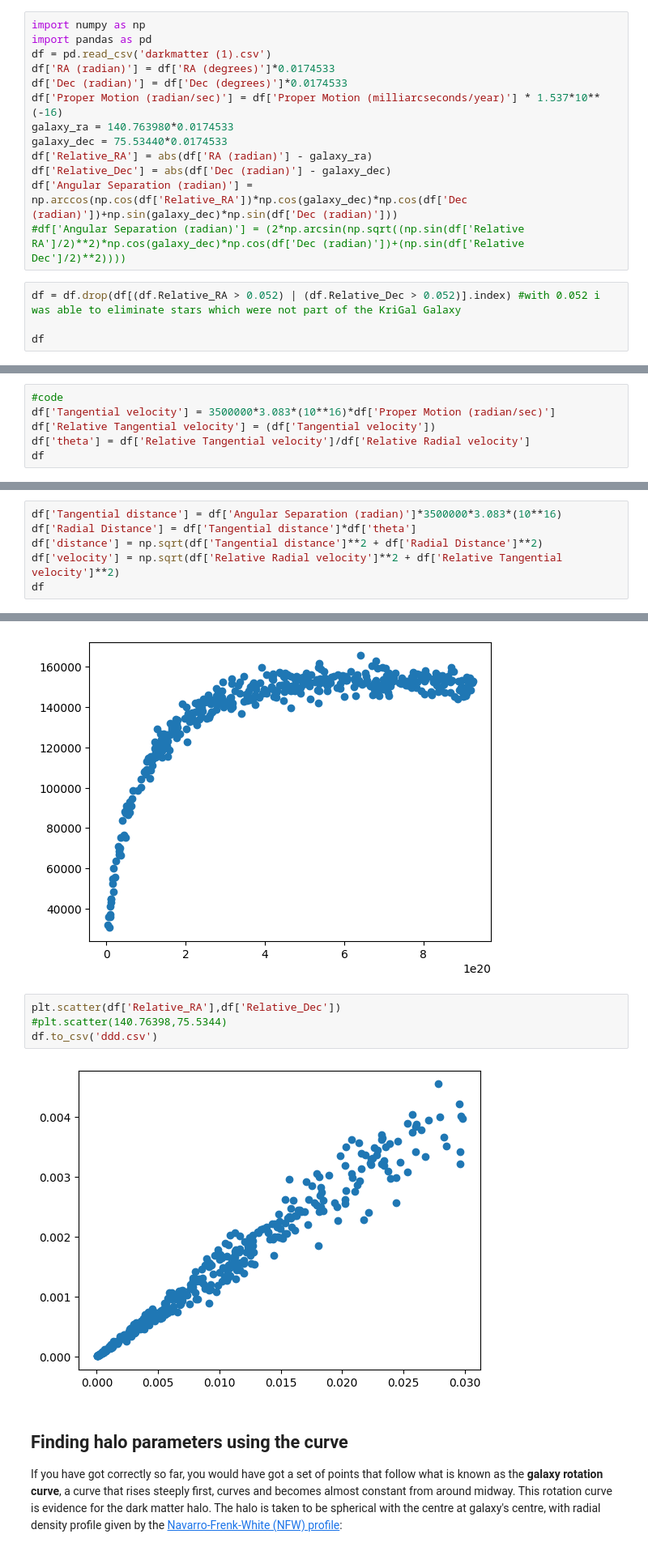
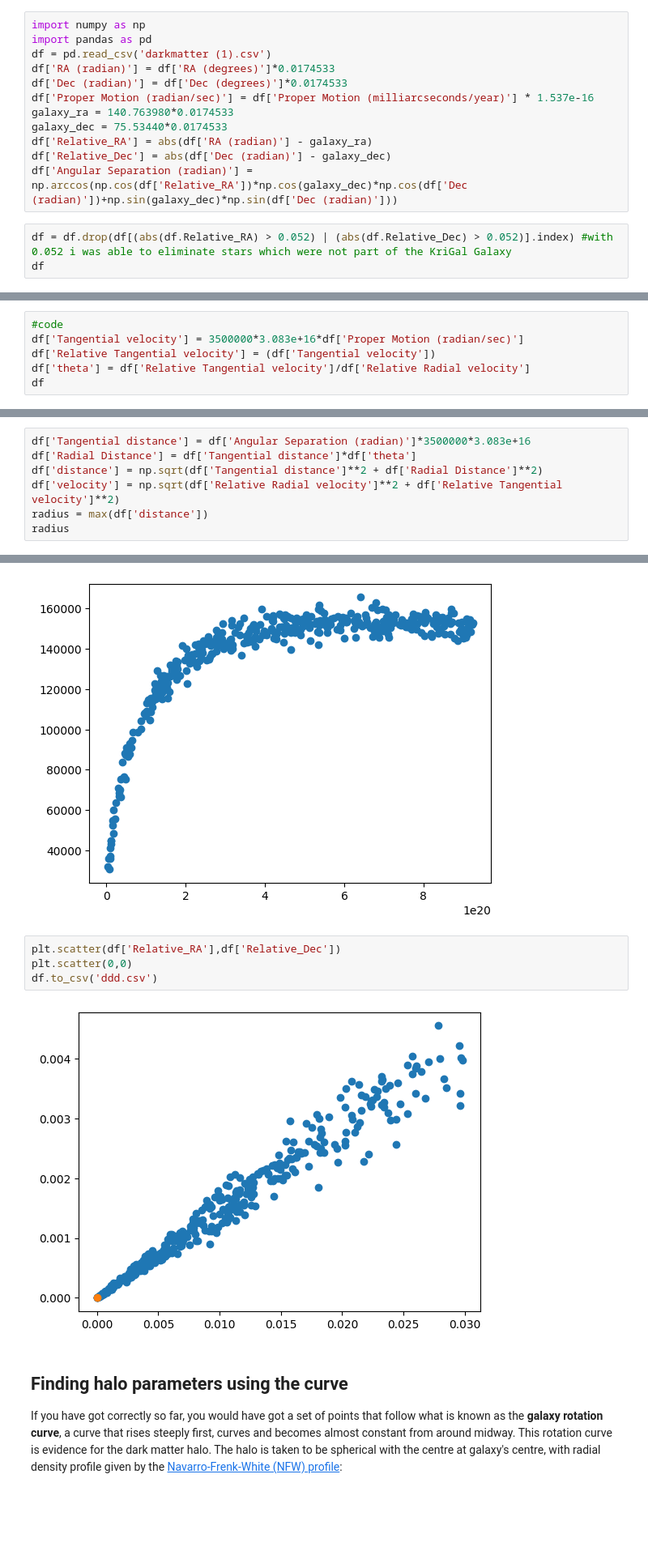
Before and after one commit to rahule-1999/KSP, a Jupyter notebook: Problem_StatementGC.ipynb, the cells around one changed output, grey strips where cells are left out. Shown at 81% size. Cells and saved outputs as stored; diff of their text form; blank space fills up the shorter version.

```diff
--- a/Problem_StatementGC.ipynb
+++ b/Problem_StatementGC.ipynb
@@ -20,16 +20,14 @@ import pandas as pd
 df = pd.read_csv('darkmatter (1).csv')
 df['RA (radian)'] = df['RA (degrees)']*0.0174533
 df['Dec (radian)'] = df['Dec (degrees)']*0.0174533
-df['Proper Motion (radian/sec)'] = df['Proper Motion (milliarcseconds/year)'] * 1.537*10**(-16)
+df['Proper Motion (radian/sec)'] = df['Proper Motion (milliarcseconds/year)'] * 1.537e-16
 galaxy_ra = 140.763980*0.0174533
 galaxy_dec = 75.53440*0.0174533
 df['Relative_RA'] = abs(df['RA (radian)'] - galaxy_ra)
 df['Relative_Dec'] = abs(df['Dec (radian)'] - galaxy_dec)
 df['Angular Separation (radian)'] = np.arccos(np.cos(df['Relative_RA'])*np.cos(galaxy_dec)*np.cos(df['Dec (radian)'])+np.sin(galaxy_dec)*np.sin(df['Dec (radian)']))
-#df['Angular Separation (radian)'] = (2*np.arcsin(np.sqrt((np.sin(df['Relative RA']/2)**2)*np.cos(galaxy_dec)*np.cos(df['Dec (radian)'])+(np.sin(df['Relative Dec']/2)**2))))
 # %%
-df = df.drop(df[(df.Relative_RA > 0.052) | (df.Relative_Dec > 0.052)].index) #with 0.052 i was able to eliminate stars which were not part of the KriGal Galaxy
-
+df = df.drop(df[(abs(df.Relative_RA) > 0.052) | (abs(df.Relative_Dec) > 0.052)].index) #with 0.052 i was able to eliminate stars which were not part of the KriGal Galaxy
 df
 # %% [output]
 |  | RA (degrees) | Dec (degrees) | Proper Motion (milliarcseconds/year) | Redshift | RA (radian) | Dec (radian) | ... |
@@ -80,7 +78,7 @@ Use the previous information to find the tangential velocities of the stars.
 Assume the stars move in perfectly circular orbits and we view the galaxy edge-on i.e. to us the star trajectories appear like line segments.
 # %%
 #code
-df['Tangential velocity'] = 3500000*3.083*(10**16)*df['Proper Motion (radian/sec)']
+df['Tangential velocity'] = 3500000*3.083e+16*df['Proper Motion (radian/sec)']
 df['Relative Tangential velocity'] = (df['Tangential velocity'])
 df['theta'] = df['Relative Tangential velocity']/df['Relative Radial velocity']
 df
@@ -101,9 +99,10 @@ df
 # %% [markdown]
 Now find the angular separation from galaxy centre to each star and use that to find the tangential separation (in length units) from the galaxy centre.
 # %%
-df['Tangential distance'] = df['Angular Separation (radian)']*3500000*3.083*(10**16)
+df['Tangential distance'] = df['Angular Separation (radian)']*3500000*3.083e+16
 df['Radial Distance'] = df['Tangential distance']*df['theta']
 df['distance'] = np.sqrt(df['Tangential distance']**2 + df['Radial Distance']**2)
 df['velocity'] = np.sqrt(df['Relative Radial velocity']**2 + df['Relative Tangential velocity']**2)
-df
+radius = max(df['distance'])
+radius
 # %% [output]
@@ -134,10 +121,10 @@ plt.scatter(df['distance'],df['velocity'])
 [figure]
 # %%
 plt.scatter(df['Relative_RA'],df['Relative_Dec'])
-#plt.scatter(140.76398,75.5344)
+plt.scatter(0,0)
 df.to_csv('ddd.csv')
 # %% [output]
-[figure, old version]
+[figure, new version]
 # %% [markdown]
 ## Finding halo parameters using the curve
 
```
Also changed, not shown: parts of 11 cells of this notebook.
